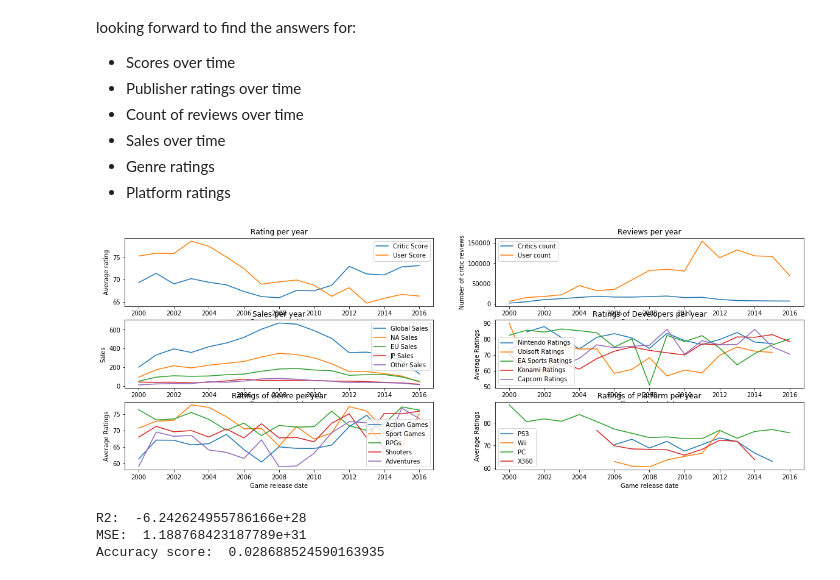
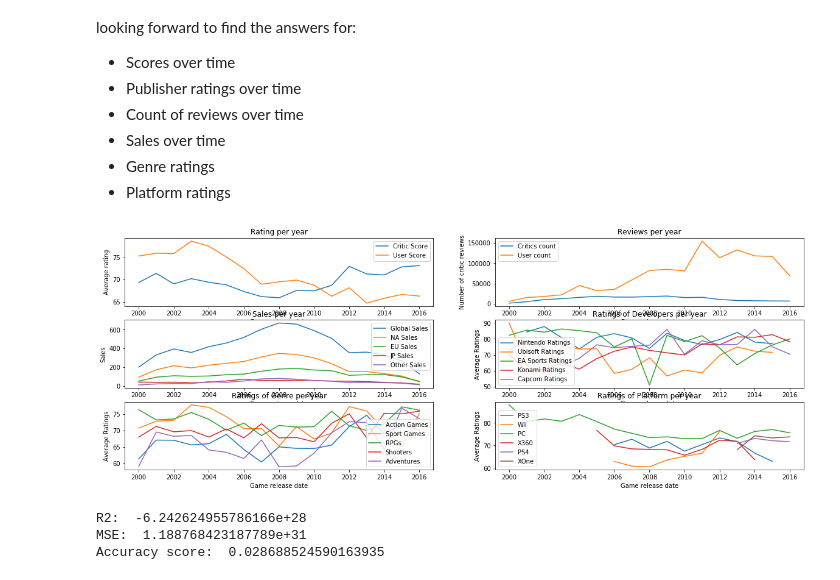
Before and after one commit to cr00nkz/Video_Games_DataScience, a Jupyter notebook: Analyzing_Video_Games.ipynb, the cells around one changed output. Cells and saved outputs as stored; diff of their text form; code cells hidden in the pictures.

```diff
--- a/Analyzing_Video_Games.ipynb
+++ b/Analyzing_Video_Games.ipynb
@@ -246,34 +252,36 @@ plt.xlabel("Game release date")
 plt.ylabel('Average Ratings')
 plt.title('Ratings of Developers per year')
 plt.plot(df_newGames[df_newGames["Developer"] == "Nintendo"].groupby("Year_of_Release")["Critic_Score"].mean(), label="Nintendo Ratings")
 plt.plot(df_newGames[df_newGames["Developer"] == "Ubisoft"].groupby("Year_of_Release")["Critic_Score"].mean(), label="Ubisoft Ratings")
 plt.plot(df_newGames[df_newGames["Developer"] == "EA Sports"].groupby("Year_of_Release")["Critic_Score"].mean(), label="EA Sports Ratings")
 plt.plot(df_newGames[df_newGames["Developer"] == "Konami"].groupby("Year_of_Release")["Critic_Score"].mean(), label="Konami Ratings")
 plt.plot(df_newGames[df_newGames["Developer"] == "Capcom"].groupby("Year_of_Release")["Critic_Score"].mean(), label="Capcom Ratings")
 plt.legend();
 #Plot 5 shows the Genre ratings
 plt.subplot(3, 2, 5)
 plt.xlabel("Game release date")
 plt.ylabel('Average Ratings')
 plt.title('Ratings of Genre per year')
 plt.plot(df_newGames[df_newGames["Genre"] == "Action"].groupby("Year_of_Release")["Critic_Score"].mean(), label="Action Games")
 plt.plot(df_newGames[df_newGames["Genre"] == "Sports"].groupby("Year_of_Release")["Critic_Score"].mean(), label="Sport Games")
 plt.plot(df_newGames[df_newGames["Genre"] == "Role-Playing"].groupby("Year_of_Release")["Critic_Score"].mean(), label="RPGs")
 plt.plot(df_newGames[df_newGames["Genre"] == "Shooter"].groupby("Year_of_Release")["Critic_Score"].mean(), label="Shooters")
 plt.plot(df_newGames[df_newGames["Genre"] == "Adventure"].groupby("Year_of_Release")["Critic_Score"].mean(), label="Adventures")
 plt.legend();
 #plot 6 shows the Platform ratings
 plt.subplot(3, 2, 6)
 plt.xlabel("Game release date")
 plt.ylabel('Average Ratings')
 plt.title('Ratings of Platform per year')
 plt.plot(df_newGames[df_newGames["Platform"] == "PS3"].groupby("Year_of_Release")["Critic_Score"].mean(), label="PS3")
 plt.plot(df_newGames[df_newGames["Platform"] == "Wii"].groupby("Year_of_Release")["Critic_Score"].mean(), label="Wii")
 plt.plot(df_newGames[df_newGames["Platform"] == "PC"].groupby("Year_of_Release")["Critic_Score"].mean(), label="PC")
 plt.plot(df_newGames[df_newGames["Platform"] == "X360"].groupby("Year_of_Release")["Critic_Score"].mean(), label="X360")
+plt.plot(df_newGames[df_newGames["Platform"] == "PS4"].groupby("Year_of_Release")["Critic_Score"].mean(), label="PS4")
+plt.plot(df_newGames[df_newGames["Platform"] == "XOne"].groupby("Year_of_Release")["Critic_Score"].mean(), label="XOne")
 plt.legend();
 # %% [output]
-[figure, old version]
+[figure, new version]
 # %%
 #Perform predictive analysis.
 # We need to remove games without ratings first
```
Also changed, not shown: parts of 4 cells of this notebook, 1 other file.
